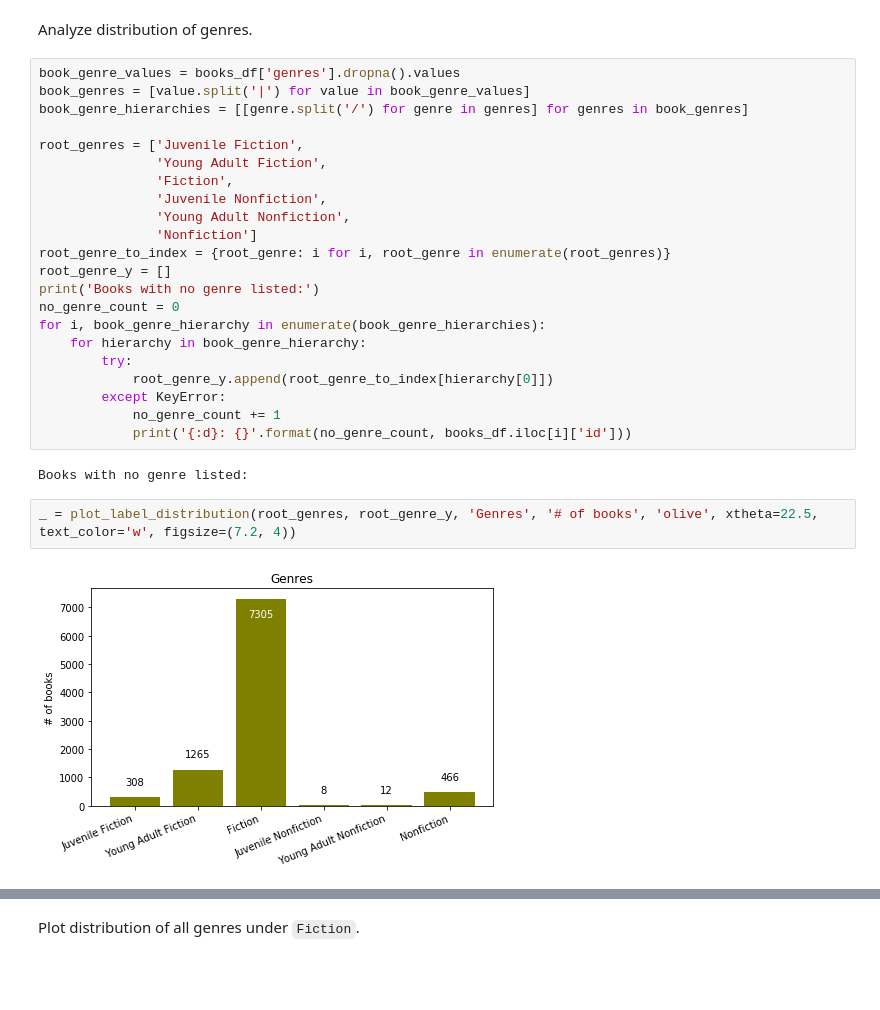
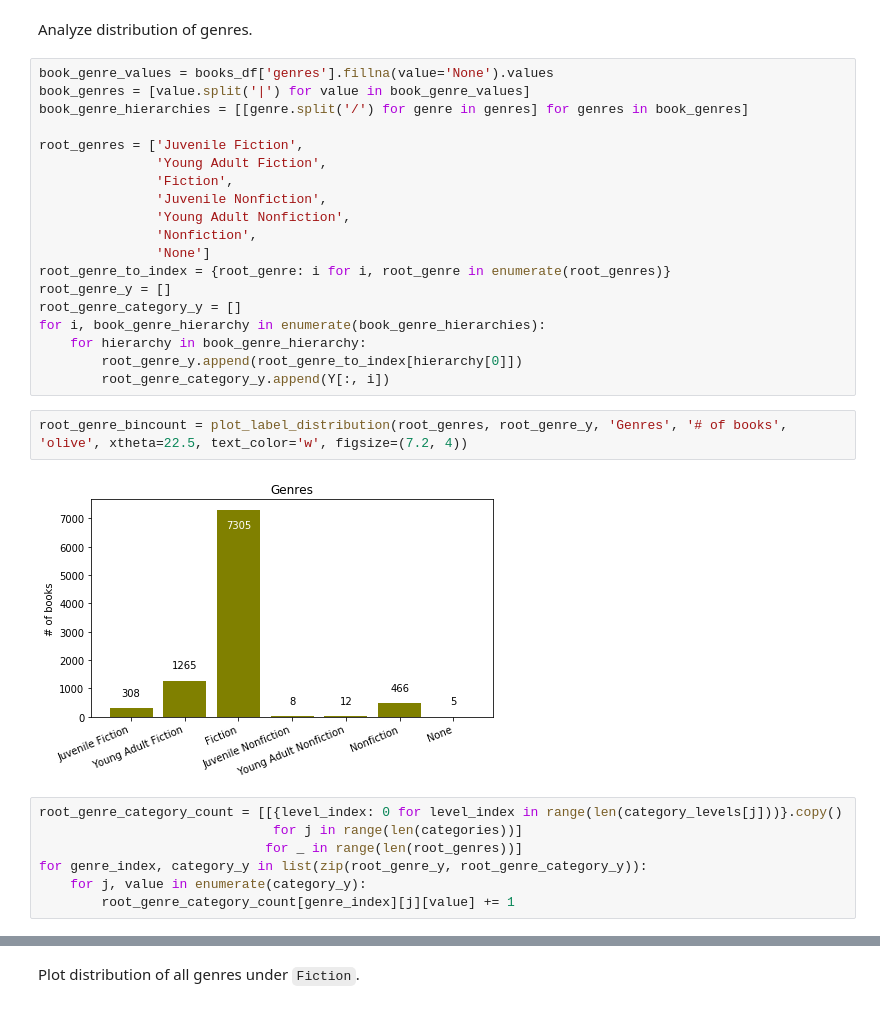
Before and after one commit to EricRobertBrewer/book-analyzer, a Jupyter notebook: python/sites/bookcave/bookcave_meta.ipynb, the cells around one changed output, grey strips where cells are left out. Drawn from its saved outputs; the diff is of its cells as text; blank space fills up the shorter version.

```diff
--- a/python/sites/bookcave/bookcave_meta.ipynb
+++ b/python/sites/bookcave/bookcave_meta.ipynb
@@ -146,7 +146,7 @@ _ = plot_and_print_average_ratings_distribution(books_df)
 # %% [markdown]
 Analyze distribution of genres.
 # %%
-book_genre_values = books_df['genres'].dropna().values
+book_genre_values = books_df['genres'].fillna(value='None').values
 book_genres = [value.split('|') for value in book_genre_values]
 book_genre_hierarchies = [[genre.split('/') for genre in genres] for genres in book_genres]
 
@@ -155,21 +155,23 @@ root_genres = ['Juvenile Fiction',
                'Fiction',
                'Juvenile Nonfiction',
                'Young Adult Nonfiction',
-               'Nonfiction']
+               'Nonfiction',
+               'None']
 root_genre_to_index = {root_genre: i for i, root_genre in enumerate(root_genres)}
 root_genre_y = []
-print('Books with no genre listed:')
-no_genre_count = 0
+root_genre_category_y = []
 for i, book_genre_hierarchy in enumerate(book_genre_hierarchies):
     for hierarchy in book_genre_hierarchy:
-        try:
-            root_genre_y.append(root_genre_to_index[hierarchy[0]])
-        except KeyError:
-            no_genre_count += 1
-            print('{:d}: {}'.format(no_genre_count, books_df.iloc[i]['id']))
+        root_genre_y.append(root_genre_to_index[hierarchy[0]])
+        root_genre_category_y.append(Y[:, i])
-# %% [output]
-Books with no genre listed:
 # %%
-_ = plot_label_distribution(root_genres, root_genre_y, 'Genres', '# of books', 'olive', xtheta=22.5, text_color='w', figsize=(7.2, 4))
+root_genre_bincount = plot_label_distribution(root_genres, root_genre_y, 'Genres', '# of books', 'olive', xtheta=22.5, text_color='w', figsize=(7.2, 4))
 # %% [output]
-[figure, old version]
+[figure, new version]
+# %%
+root_genre_category_count = [[{level_index: 0 for level_index in range(len(category_levels[j]))}.copy()
+                              for j in range(len(categories))]
+                             for _ in range(len(root_genres))]
+for genre_index, category_y in list(zip(root_genre_y, root_genre_category_y)):
+    for j, value in enumerate(category_y):
+        root_genre_category_count[genre_index][j][value] += 1
```
Also changed, not shown: parts of 3 cells of this notebook.
